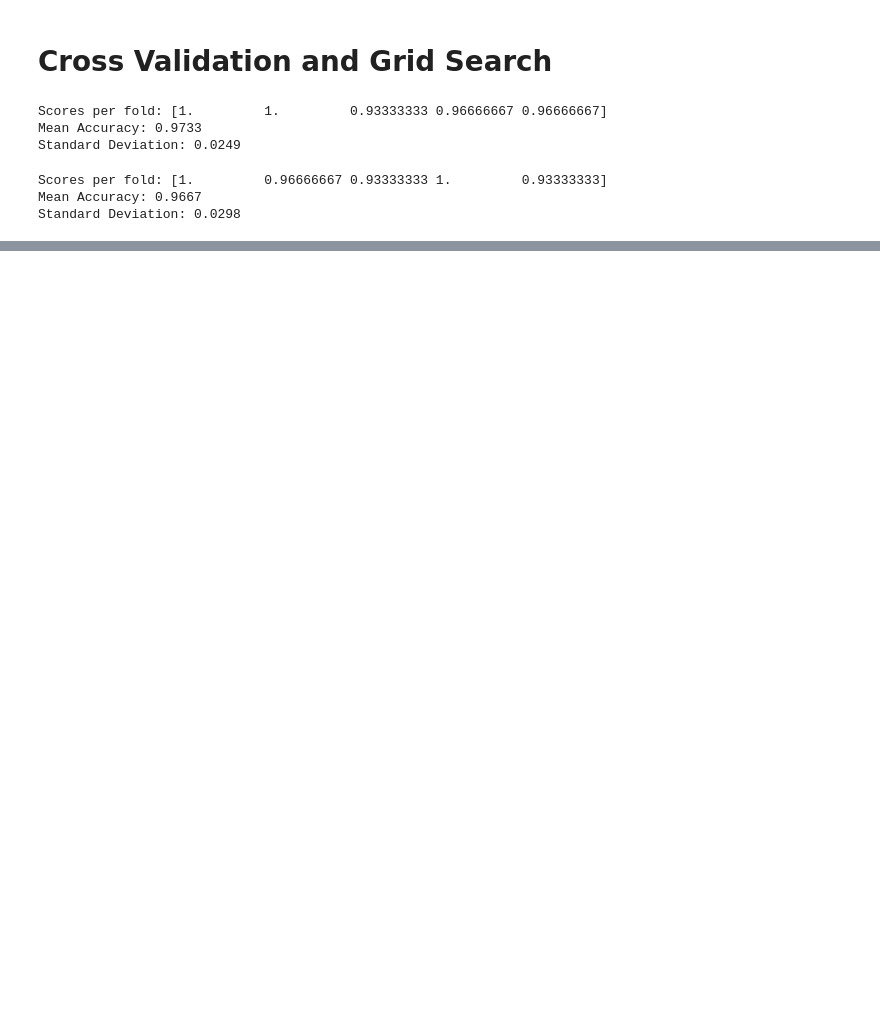
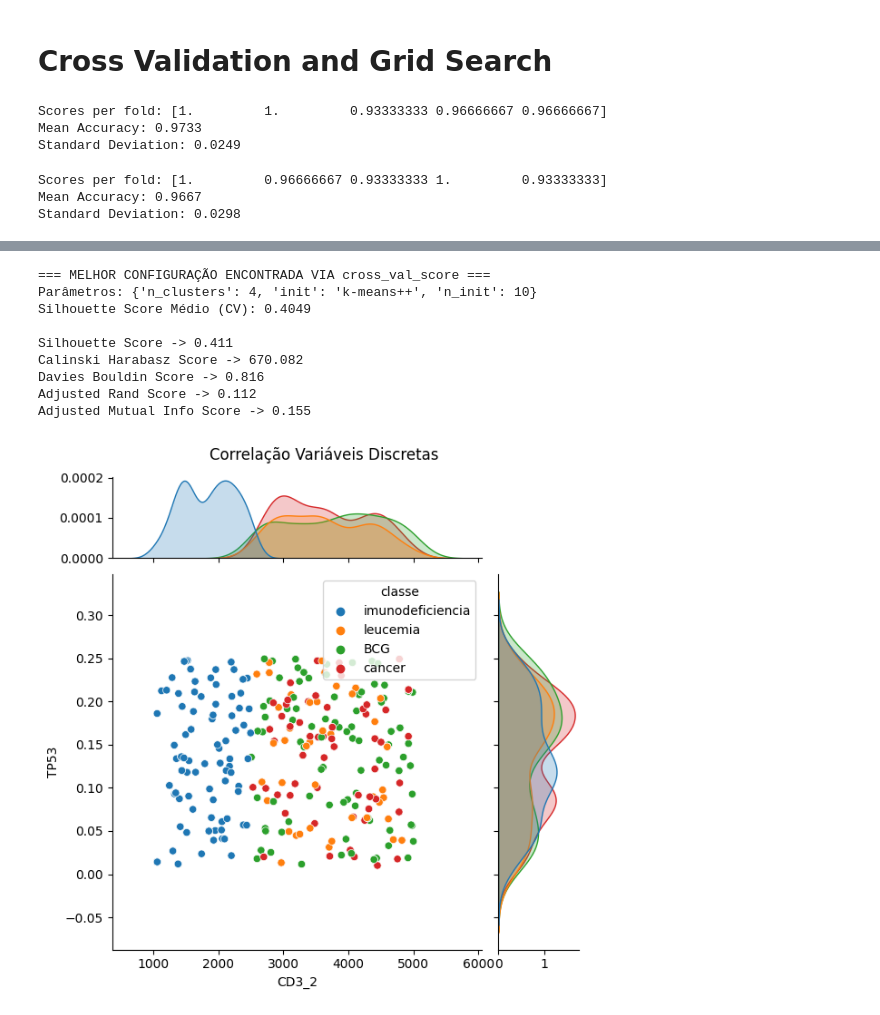
Before and after one commit to Laboratorio-de-Analise-de-Dados/disciplina_python_ml, a Jupyter notebook: dev/script/aulas_teoricas/07-aula-09-01-treinamento_cluster_2025-02-17.ipynb, the cells around one changed output, grey strips where cells are left out. Saved outputs shown, nothing was run; the diff lists cells and outputs as text; code cells hidden in the pictures; blank space fills up the shorter version.

```diff
--- a/dev/script/aulas_teoricas/07-aula-09-01-treinamento_cluster_2025-02-17.ipynb
+++ b/dev/script/aulas_teoricas/07-aula-09-01-treinamento_cluster_2025-02-17.ipynb
@@ -653,0 +738,18 @@ Adjusted Mutual Info Score -> 0.554
+# %%
+cross_val_silhouette(
+    c1='CD3_2',
+    c2='TP53',
+    df=df,
+    n_splits=5,
+)
+# %% [output]
+=== MELHOR CONFIGURAÇÃO ENCONTRADA VIA cross_val_score ===
+Parâmetros: {'n_clusters': 4, 'init': 'k-means++', 'n_init': 10}
+Silhouette Score Médio (CV): 0.4049
+
+Silhouette Score -> 0.411
+Calinski Harabasz Score -> 670.082
+Davies Bouldin Score -> 0.816
+Adjusted Rand Score -> 0.112
+Adjusted Mutual Info Score -> 0.155
+[figure, added]
```
Also changed, not shown: parts of 19 cells of this notebook, 8 other files.
